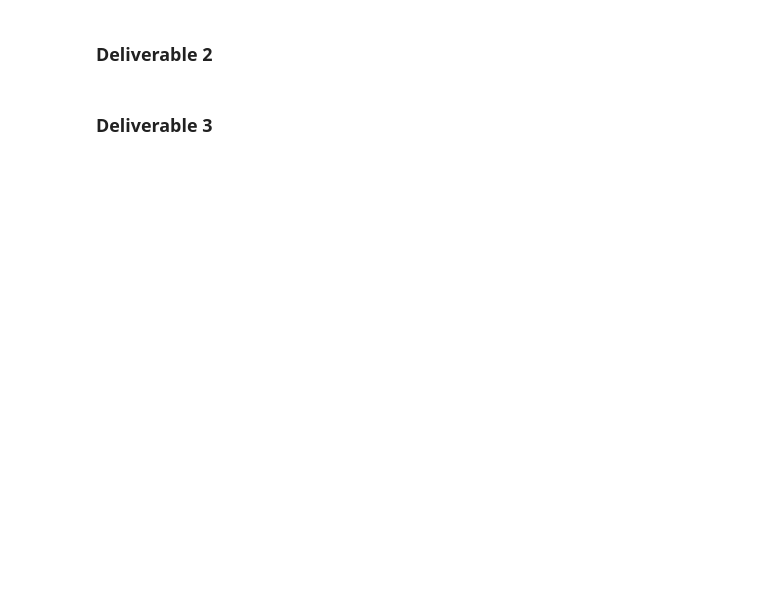
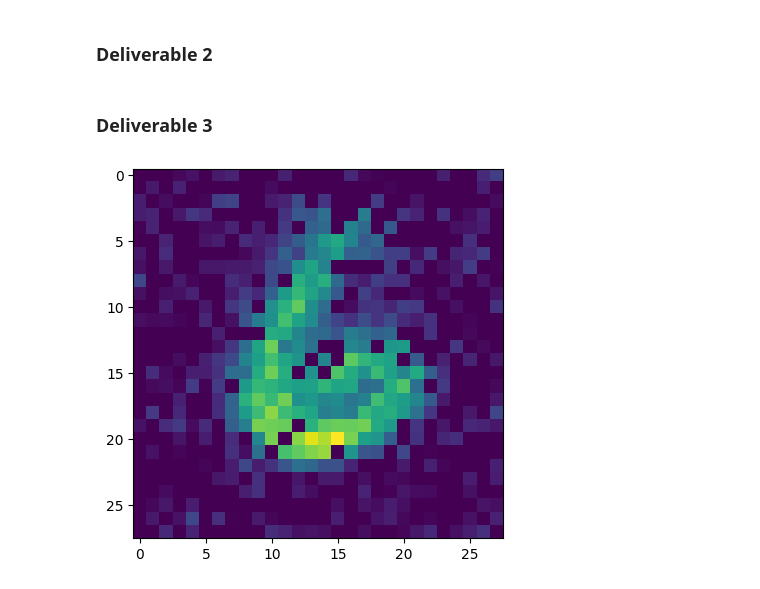
Before and after one commit to BenVigos/Machine-Learning, a Jupyter notebook: Assignment 5/neural_network_part2_student25.ipynb, the cells around one changed output. Saved outputs shown, nothing was run; the diff lists cells and outputs as text; code cells hidden in the pictures; blank space fills up the shorter version.

```diff
--- a/Assignment 5/neural_network_part2_student25.ipynb
+++ b/Assignment 5/neural_network_part2_student25.ipynb
@@ -429,2 +574,22 @@ _Or in case of the fashion set:_
 # %% [markdown]
 ### Deliverable 3
+# %%
+def show_image(label, W_dec, b_dec):
+    als, _ = forward_pass_dec(W_dec, b_dec, label)
+    image = als[-1]
+
+    plt.imshow(image.reshape(28,28))
+
+    return image
+# %%
+data = np.load('totalweightsNN.npz', allow_pickle=True)
+W = data['W_enc']
+b = data['b_enc']
+W_dec = data['W_dec']
+b_dec = data['b_dec']
+
+label = [0,0,0,0,0,0,1,0,0,0]
+
+_ = show_image(np.array(label).reshape(-1,1), W_dec, b_dec)
+# %% [output]
+[figure, added]
```
Also changed, not shown: parts of 15 cells of this notebook.
